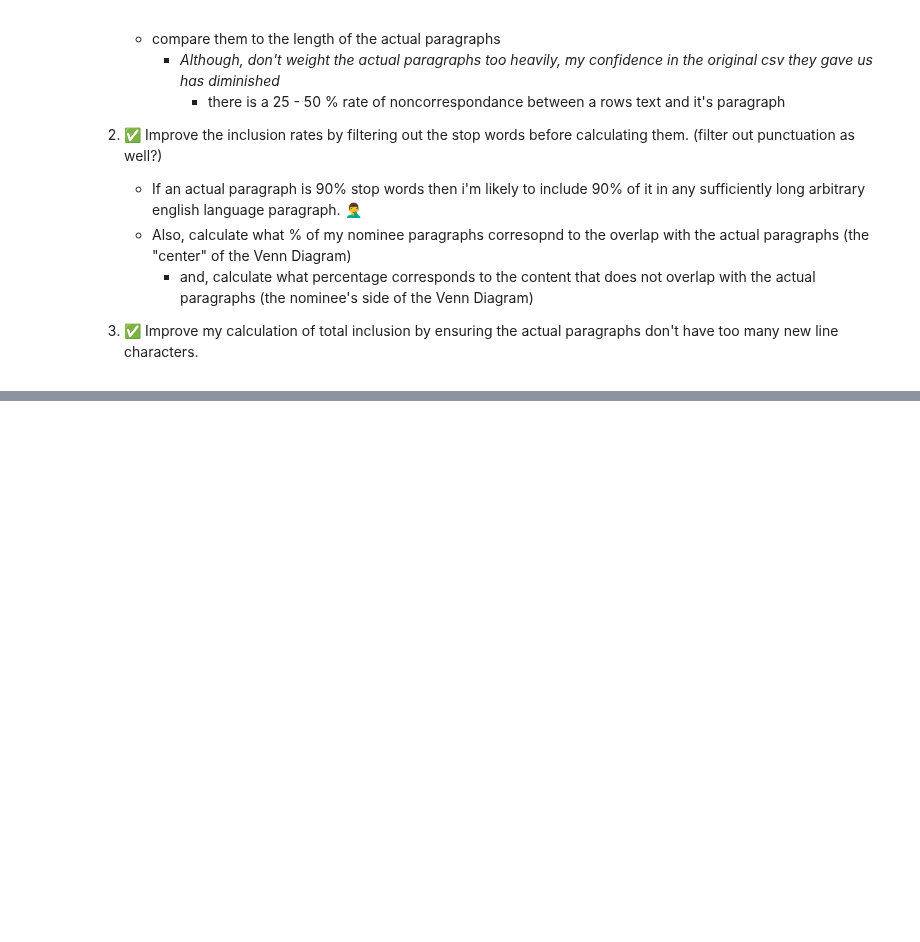
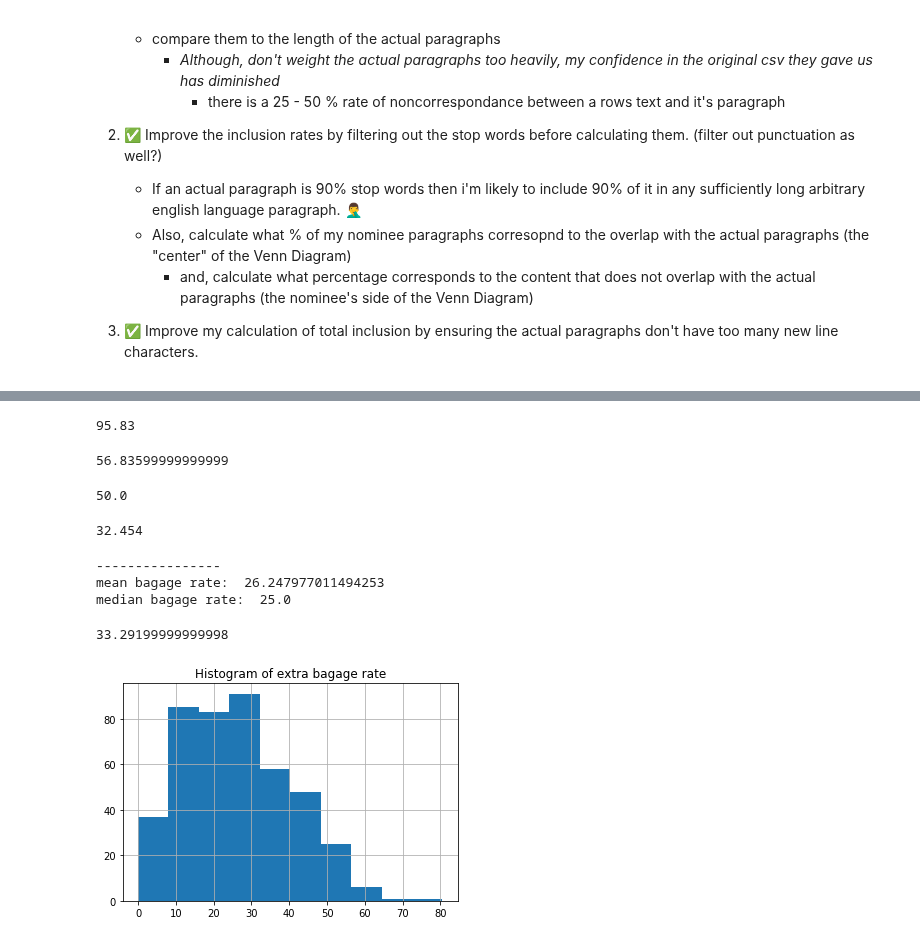
Before and after one commit to suhasinipallai/New_constructs, a Jupyter notebook: vertical-pipeline.ipynb, the cells around one changed output, grey strips where cells are left out. Saved outputs shown, nothing was run; the diff lists cells and outputs as text; code cells hidden in the pictures; blank space fills up the shorter version.

```diff
--- a/vertical-pipeline.ipynb
+++ b/vertical-pipeline.ipynb
@@ -602,0 +748,43 @@ In November 2014, the company's Board of Directors authorized a $500 million sha
+# %%
+# median inclusion rate
+np.median(np.array(inclusion_rates))
+# 50 % of the actual paragraphs have an inclusion rate of at least
+# %% [output]
+95.83
+# %%
+# 70% of the actual paragraphs have an inclusion rate of at least
+np.percentile(inclusion_rates, 30)
+# %% [output]
+56.83599999999999
+# %%
+# 75 % of the actual paragraphs have an inclusion rate of at least
+np.percentile(inclusion_rates, 25)
+# %% [output]
+50.0
+# %%
+# 90% of the actual paragraphs have an inclusion rate of at least
+np.percentile(inclusion_rates, 10)
+# %% [output]
+32.454
+# %%
+# examine the extra_bagage_rate (like false positive rate, sorta)
+print("----------------")
+print('mean bagage rate: ', np.mean(np.array(extra_baggage_rate)))
+print('median bagage rate: ', np.median(np.array(extra_baggage_rate)))
+print("")
+# %% [output]
+----------------
+mean bagage rate:  26.247977011494253
+median bagage rate:  25.0
+# %%
+np.percentile(extra_baggage_rate, 70)
+# only 30% of my nominees have a bagage rate of at least?
+# %% [output]
+33.29199999999998
+# %%
+plt.hist(extra_baggage_rate)
+plt.title('Histogram of extra bagage rate')
+plt.grid()
+plt.show()
+# %% [output]
+[figure, added]
```
Also changed, not shown: parts of 37 cells of this notebook.
